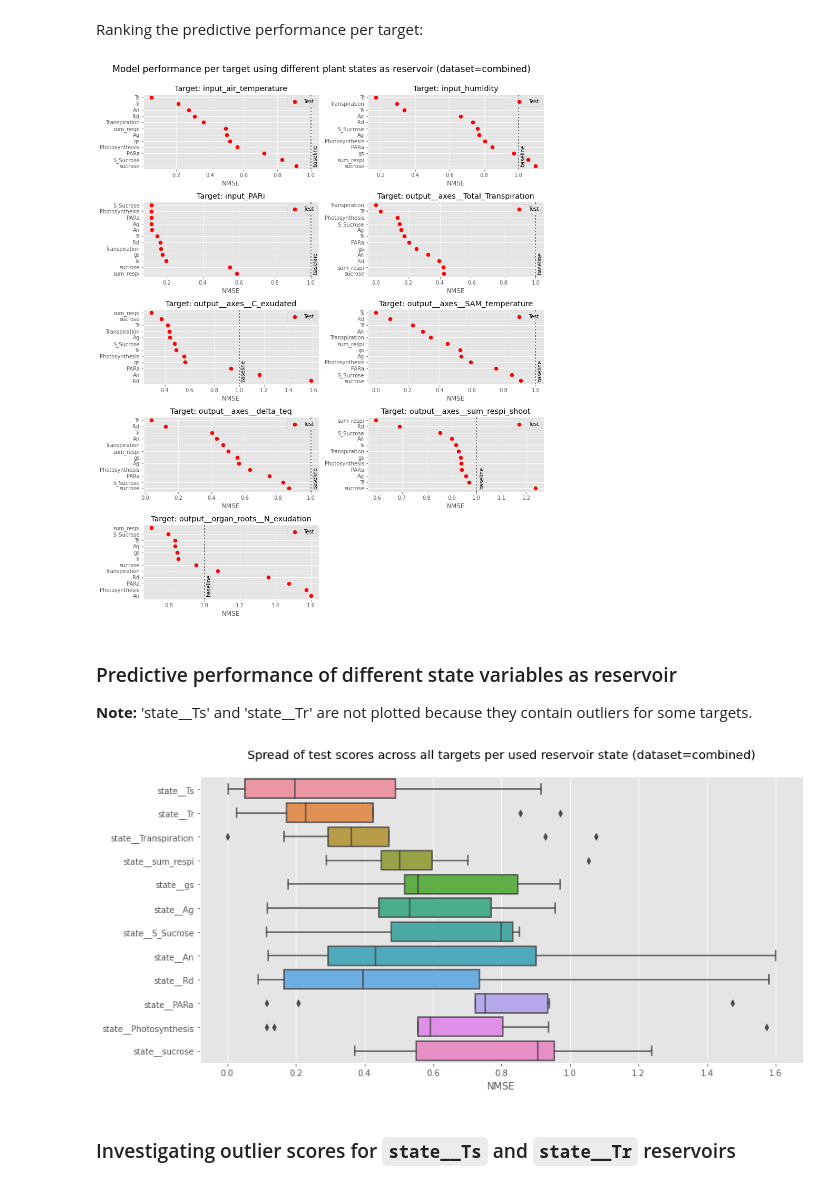
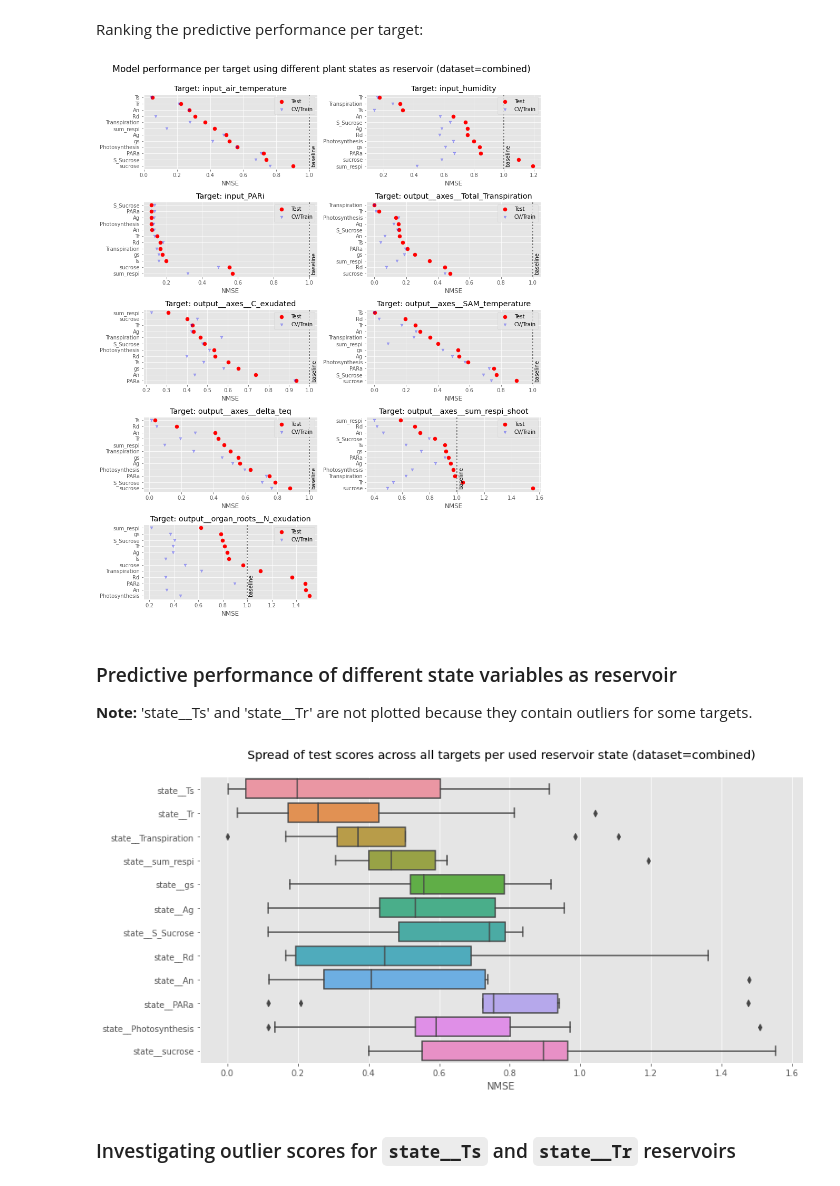
Before and after one commit to mcndt/thesis-plant-reservoir-computing, a Jupyter notebook: notebooks/rc_exploration_WheatFspm/2022_03_30_wheatfspm_rc_results.ipynb, the cells around one changed output. Drawn from its saved outputs; the diff is of its cells as text; code cells hidden in the pictures.

```diff
--- a/notebooks/rc_exploration_WheatFspm/2022_03_30_wheatfspm_rc_results.ipynb
+++ b/notebooks/rc_exploration_WheatFspm/2022_03_30_wheatfspm_rc_results.ipynb
@@ -19,3 +11,5 @@ RESULTS_CSV = 'test_results_blocks_96h_5folds.csv'
+# %%
+RESULTS_CSV = 'scores_LeaveOneOut.csv'
 # %% [markdown]
 ### Loading the experiment results
 # %%
@@ -59,45 +53,43 @@ with plt.style.context('ggplot'):
   fig, axs = plt.subplots(n_rows, n_cols, figsize=(12, 15), squeeze=False,
                           tight_layout=True, sharey=False)
 
 
   for target, ax in zip(targets, axs.flatten()):
     plot_data = data.loc[target, :, DATASET]
     plot_data = plot_data.sort_values(by='test_score', ascending=True)
     plot_data = plot_data.loc[~plot_data.index.isin(DO_NOT_PLOT)]
 
     x = np.arange(len(state_vars) - len(DO_NOT_PLOT))
     ax.set_yticks(np.arange(len(state_vars) - len(DO_NOT_PLOT)))
 
-    # ax.set_xlim(0, max(1.2, (-plot_data['test_score']).max()))
-    # ax.set_xlim(0, 1.2)
     ax.scatter(-plot_data['test_score'], x, label='Test', color='red', alpha=1, marker='o', s=50)
     # ax.scatter(-plot_data['cv_mean'], x, label='CV/Val', color='purple', alpha=0.5, marker=',', s=25)
-    # ax.scatter(-plot_data['train_mean'], x, label='CV/Train', color='blue', alpha=0.3, marker='v', s=25)
+    ax.scatter(-plot_data['train_mean'], x, label='CV/Train', color='blue', alpha=0.3, marker='v', s=25)
 
     ax.axvline(1, dashes=(2, 2), color='black', alpha=0.66)
     ax.text(1.01, 0, 'baseline', fontsize='medium', rotation='vertical')
 
     ax.legend(loc='upper right')
     ax.set_title(f'Target: {target}')
     ax.set_yticklabels(map(lambda s : s[7:], plot_data.index))
     ax.set_xlabel('NMSE')
 
   for ax in axs.flatten()[len(targets):]:
     ax.remove()
 
   fig.suptitle(f'Model performance per target using different plant states as reservoir (dataset={DATASET})\n', size='xx-large')
 
   plt.show()
 # %% [output]
-[figure, old version]
+[figure, new version]
 # %% [markdown]
 ### Predictive performance of different state variables as reservoir
 
 **Note:** 'state__Ts' and 'state__Tr' are not plotted because they contain outliers for some targets.
 # %%
 DATASET = 'combined'
+DO_NOT_PLOT = []
 # DO_NOT_PLOT = ['state__Ts', 'state__Tr']
-DO_NOT_PLOT = []
 
 
 with plt.style.context('ggplot'):
@@ -114,7 +106,7 @@ with plt.style.context('ggplot'):
   plt.tight_layout()
   plt.show()
 # %% [output]
-[figure, old version]
+[figure, new version]
 # %% [markdown]
 ### Investigating outlier scores for `state__Ts` and `state__Tr` reservoirs
 # %%
```
Also changed, not shown: parts of 4 cells of this notebook, 19 other files.
